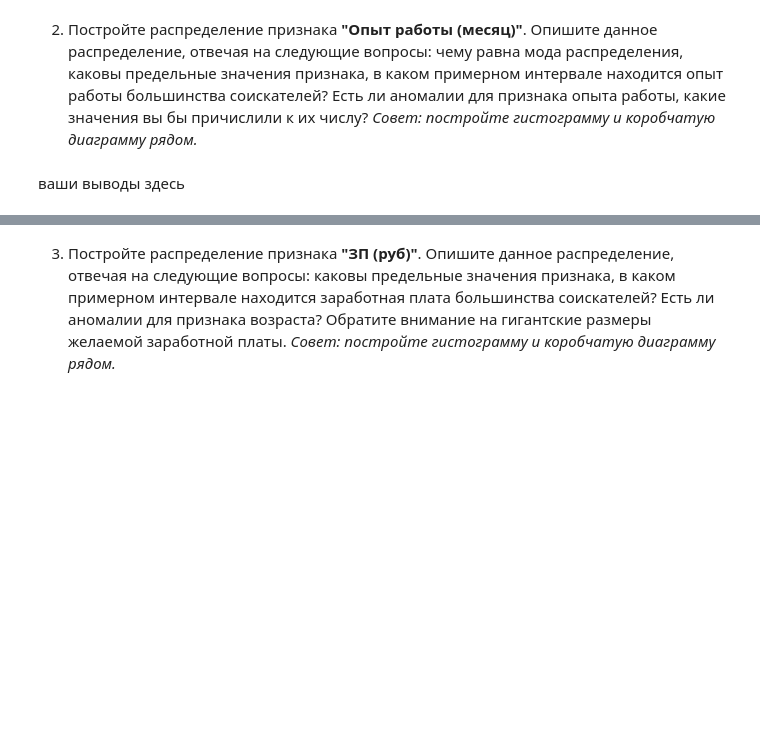
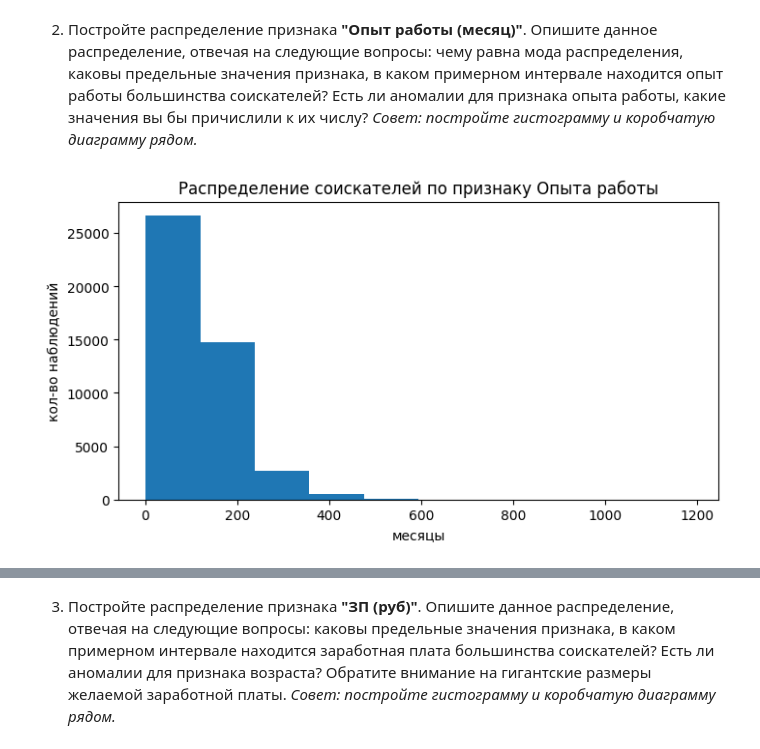
Before and after one commit to sanchopanso92/IDE, a Jupyter notebook: Project 1/Project-1. Ноутбук-шаблон.ipynb, the cells around one changed output, grey strips where cells are left out. Saved outputs shown, nothing was run; the diff lists cells and outputs as text; code cells hidden in the pictures; blank space fills up the shorter version.

```diff
--- a/Project 1/Project-1. Ноутбук-шаблон.ipynb
+++ b/Project 1/Project-1. Ноутбук-шаблон.ipynb
@@ -391,0 +405,4 @@ pylab.show()
+# %%
+display(df[df['Возраст']>80])
+df['соотношение опыта к возрасту']=df['Возраст']*12-df['Опыт работы (месяц)']-16*12 #16- условная граница начала, когда человек может начать работать
+display(df[(df['соотношение опыта к возрасту']<0) & (df['Возраст']<=18) ].sort_values('Опыт работы (месяц)', ascending=False).head())
@@ -397,2 +428,8 @@ pylab.show()
-# %% [markdown]
-ваши выводы здесь
+# %%
+fig, axes=plt.subplots( figsize=(8,4))
+axes.hist(x=df['Опыт работы (месяц)']);
+axes.set_title('Распределение соискателей по признаку Опыта работы')
+axes.set_ylabel('кол-во наблюдений')
+axes.set_xlabel('месяцы');
+# %% [output]
+[figure, added]
```
Also changed, not shown: parts of 51 cells of this notebook.
